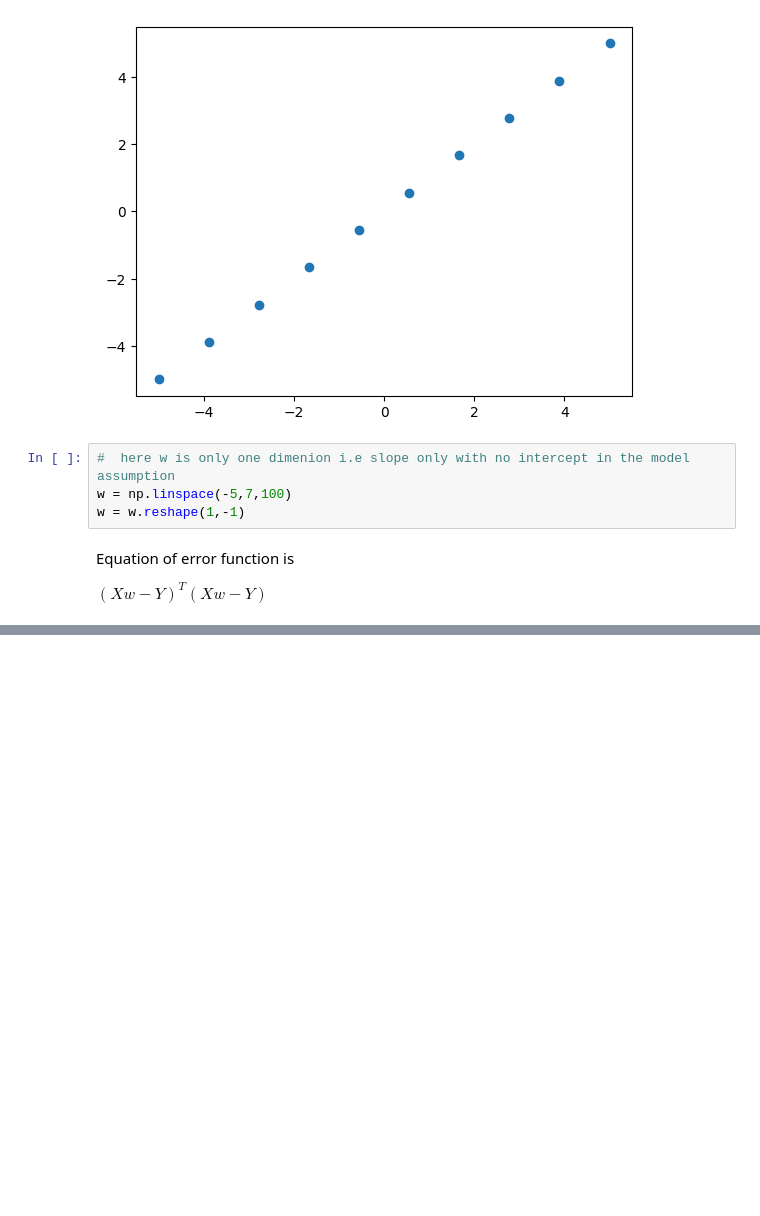
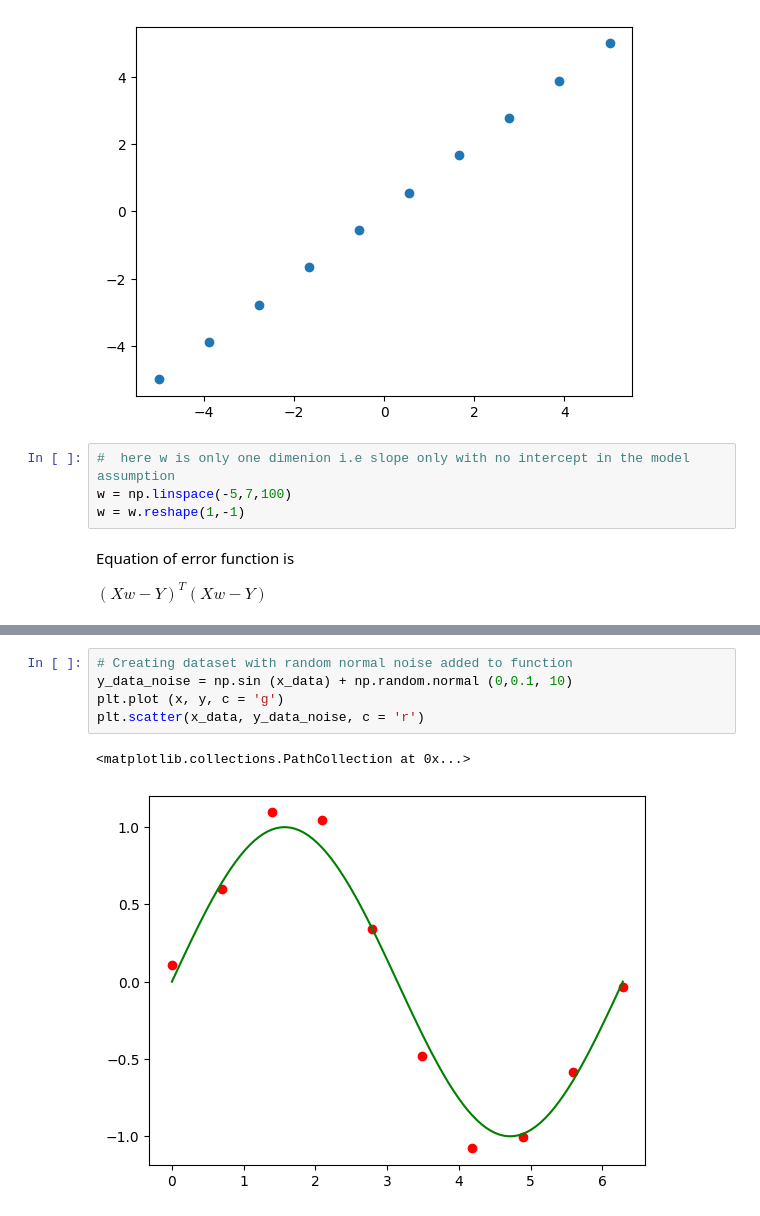
Before and after one commit to aruntakhur/GEU_ML_Jan_25, a Jupyter notebook: LinearRegression_Jan2025.ipynb, the cells around one changed output, grey strips where cells are left out. Saved outputs shown, nothing was run; the diff lists cells and outputs as text; blank space fills up the shorter version.

```diff
--- a/LinearRegression_Jan2025.ipynb
+++ b/LinearRegression_Jan2025.ipynb
@@ -80,0 +133,8 @@ array([-5.        , -3.88888889, -2.77777778, -1.66666667, -0.55555556,
+# %%
+# Creating dataset with random normal noise added to function
+y_data_noise = np.sin (x_data) + np.random.normal (0,0.1, 10)
+plt.plot (x, y, c = 'g')
+plt.scatter(x_data, y_data_noise, c = 'r')
+# %% [output]
+<matplotlib.collections.PathCollection at 0x...>
+[figure, added]
```
Also changed, not shown: parts of 22 cells of this notebook.
